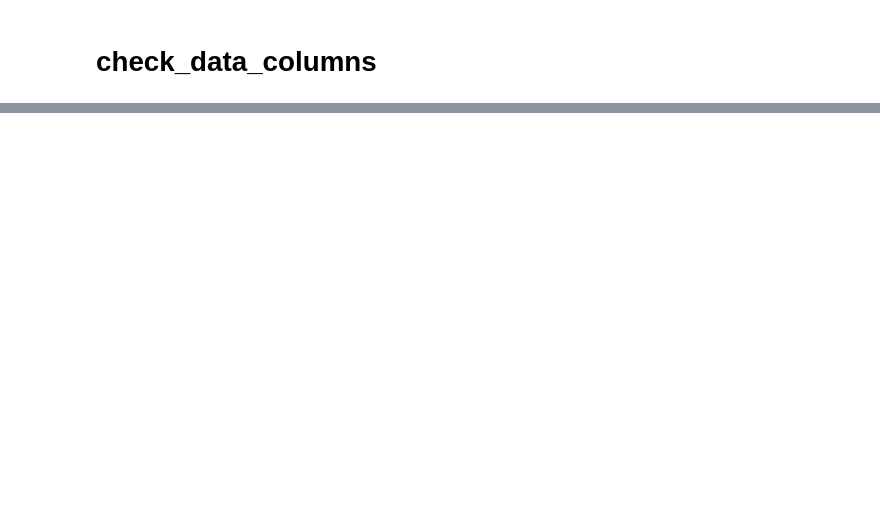
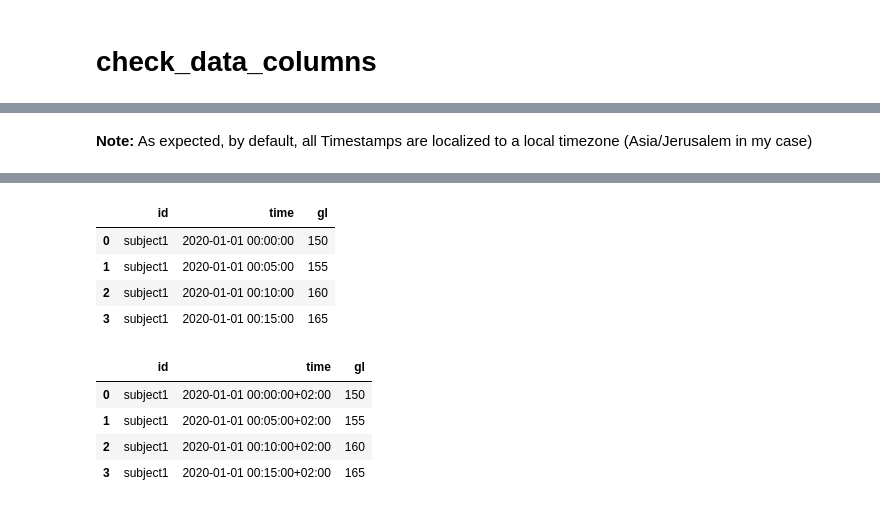
Before and after one commit to staskh/iglu_python, a Jupyter notebook: iglu_r_discrepancies.ipynb, the cells around one changed output, grey strips where cells are left out. Saved outputs shown, nothing was run; the diff lists cells and outputs as text; code cells hidden in the pictures; blank space fills up the shorter version.

Commit message:
improve discrepancies test cases

```diff
--- a/iglu_r_discrepancies.ipynb
+++ b/iglu_r_discrepancies.ipynb
@@ -246,3 +287,5 @@ def my_check_data_columns(data: pd.DataFrame, **kwargs):
+# %% [markdown]
+**Note:** As expected, by default, all Timestamps are localized to a local timezone (Asia/Jerusalem in my case)
 # %%
 data = pd.DataFrame({
     'id': ['subject1', 'subject1', 'subject1', 'subject1'],
@@ -255,7 +298,9 @@ data = pd.DataFrame({
     'gl': [150, 155, 160, 165]
 })
 
+display(data)
+
 r_result = my_check_data_columns(data,tz="UTC")
 
-print(r_result)
+display(r_result)
 # %% [output]
@@ -266,0 +307,10 @@ print(r_result)
+|  | id | time | gl |
+| 0 | subject1 | 2020-01-01 00:00:00 | 150 |
+| 1 | subject1 | 2020-01-01 00:05:00 | 155 |
+| 2 | subject1 | 2020-01-01 00:10:00 | 160 |
+| 3 | subject1 | 2020-01-01 00:15:00 | 165 |
+|  | id | time | gl |
+| 0 | subject1 | 2020-01-01 00:00:00+02:00 | 150 |
+| 1 | subject1 | 2020-01-01 00:05:00+02:00 | 155 |
+| 2 | subject1 | 2020-01-01 00:10:00+02:00 | 160 |
+| 3 | subject1 | 2020-01-01 00:15:00+02:00 | 165 |
```
Also changed, not shown: parts of 13 cells of this notebook.
